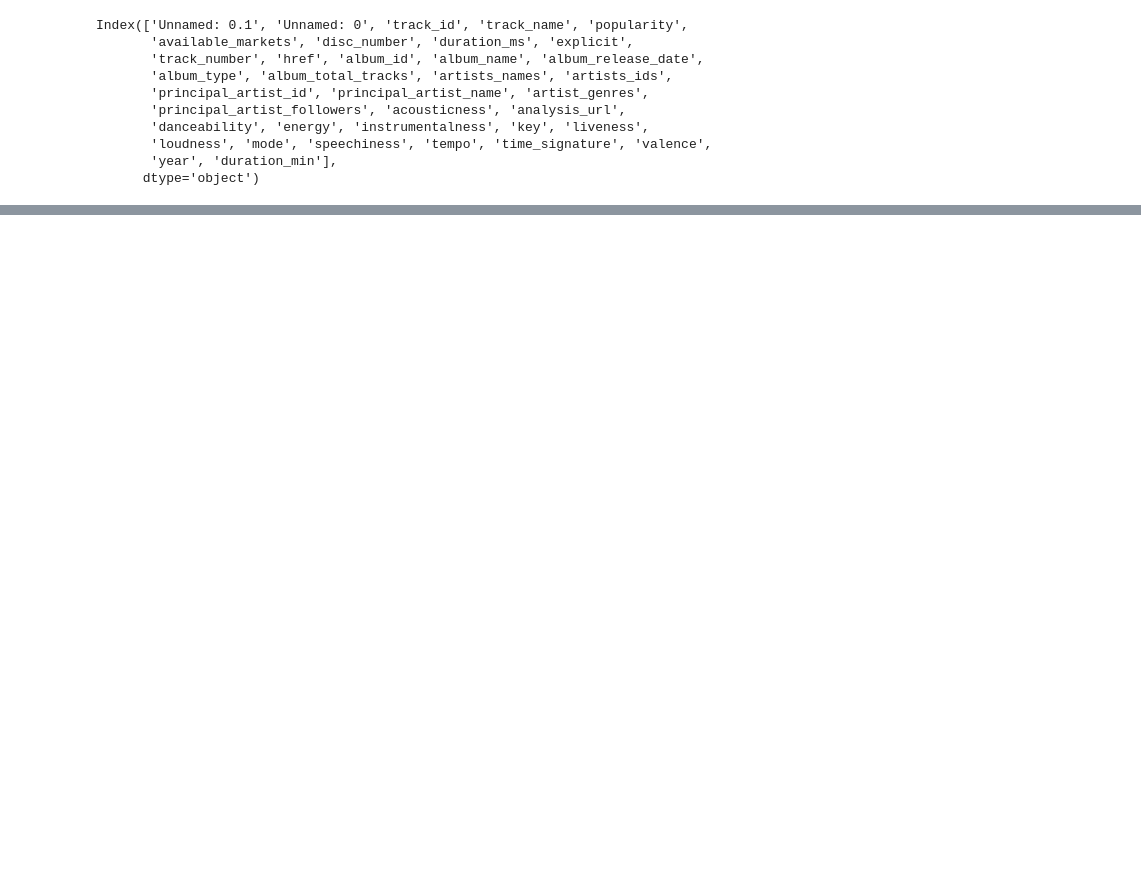
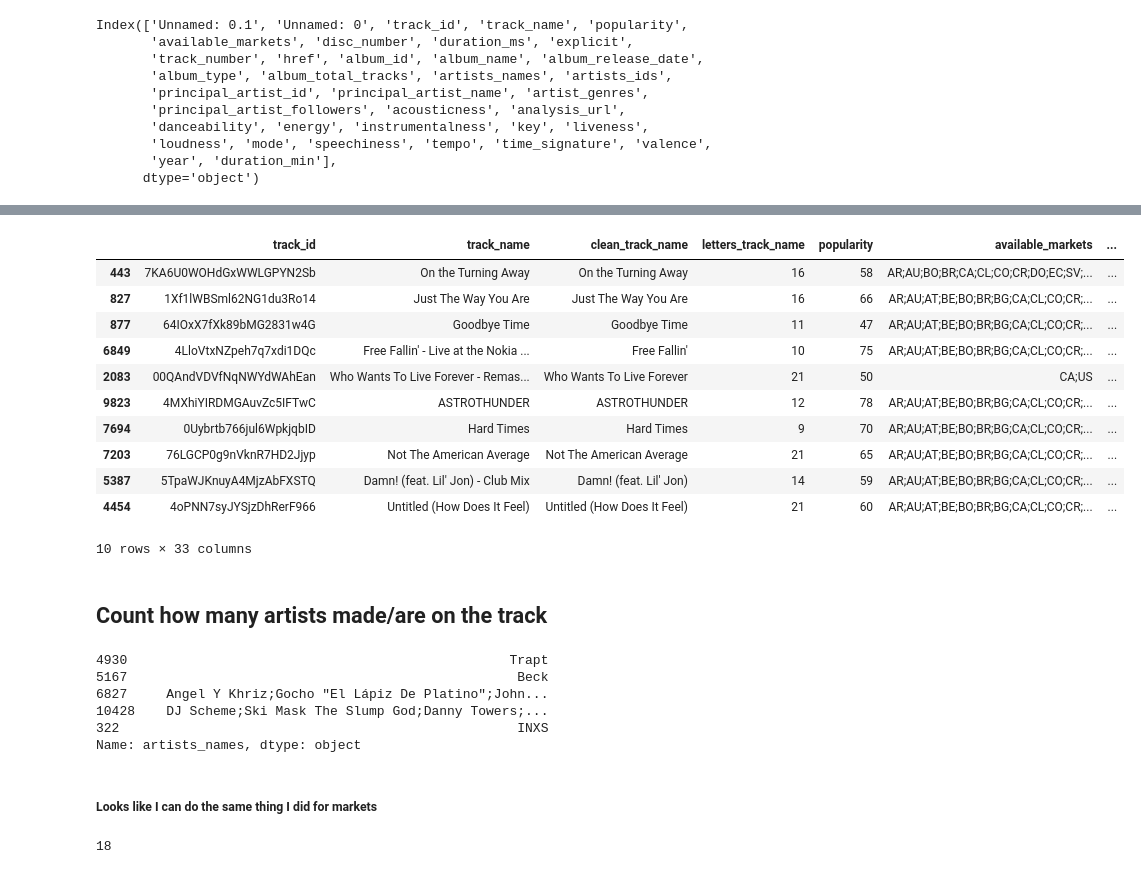
Before and after one commit to kenadipea/Simulations_Project, a Jupyter notebook: Kenadi_Scrap.ipynb, the cells around one changed output, grey strips where cells are left out. Saved outputs shown, nothing was run; the diff lists cells and outputs as text; code cells hidden in the pictures; blank space fills up the shorter version.

```diff
--- a/Kenadi_Scrap.ipynb
+++ b/Kenadi_Scrap.ipynb
@@ -109,0 +165,43 @@ df.head(100) #show me more rows for checking
+# %%
+# count the markets by taking everything between semicolons and making it a string ex: 'US', then it counts the amount of strings within this list
+market_count = df['available_markets'].str.split(';').str.len()
+
+# Remove existing column if it exists
+if 'market_count' in df.columns:
+    df.drop(columns='market_count', inplace=True)
+
+# Insert next to markets for readibility
+df.insert(df.columns.get_loc('available_markets') + 1, 'market_count', market_count)
+# %%
+# Check dataset
+df.sample(10, random_state=14)
+# %% [output]
+|  | track_id | track_name | clean_track_name | letters_track_name | popularity | available_markets | ... |
+| 443 | 7KA6U0WOHdGxWWLGPYN2Sb | On the Turning Away | On the Turning Away | 16 | 58 | AR;AU;BO;BR;CA;CL;CO;CR;DO;EC;SV;... | ... |
+| 827 | 1Xf1lWBSml62NG1du3Ro14 | Just The Way You Are | Just The Way You Are | 16 | 66 | AR;AU;AT;BE;BO;BR;BG;CA;CL;CO;CR;... | ... |
+| 877 | 64IOxX7fXk89bMG2831w4G | Goodbye Time | Goodbye Time | 11 | 47 | AR;AU;AT;BE;BO;BR;BG;CA;CL;CO;CR;... | ... |
+| 6849 | 4LloVtxNZpeh7q7xdi1DQc | Free Fallin' - Live at the Nokia ... | Free Fallin' | 10 | 75 | AR;AU;AT;BE;BO;BR;BG;CA;CL;CO;CR;... | ... |
+| 2083 | 00QAndVDVfNqNWYdWAhEan | Who Wants To Live Forever - Remas... | Who Wants To Live Forever | 21 | 50 | CA;US | ... |
+| 9823 | 4MXhiYIRDMGAuvZc5IFTwC | ASTROTHUNDER | ASTROTHUNDER | 12 | 78 | AR;AU;AT;BE;BO;BR;BG;CA;CL;CO;CR;... | ... |
+| 7694 | 0Uybrtb766jul6WpkjqbID | Hard Times | Hard Times | 9 | 70 | AR;AU;AT;BE;BO;BR;BG;CA;CL;CO;CR;... | ... |
+| 7203 | 76LGCP0g9nVknR7HD2Jjyp | Not The American Average | Not The American Average | 21 | 65 | AR;AU;AT;BE;BO;BR;BG;CA;CL;CO;CR;... | ... |
+| 5387 | 5TpaWJKnuyA4MjzAbFXSTQ | Damn! (feat. Lil' Jon) - Club Mix | Damn! (feat. Lil' Jon) | 14 | 59 | AR;AU;AT;BE;BO;BR;BG;CA;CL;CO;CR;... | ... |
+| 4454 | 4oPNN7syJYSjzDhRerF966 | Untitled (How Does It Feel) | Untitled (How Does It Feel) | 21 | 60 | AR;AU;AT;BE;BO;BR;BG;CA;CL;CO;CR;... | ... |
+10 rows × 33 columns
+# %% [markdown]
+## Count how many artists made/are on the track
+# %%
+df['artists_names'].sample(5, random_state=16)
+# %% [output]
+4930                                                 Trapt
+5167                                                  Beck
+6827     Angel Y Khriz;Gocho "El Lápiz De Platino";John...
+10428    DJ Scheme;Ski Mask The Slump God;Danny Towers;...
+322                                                   INXS
+Name: artists_names, dtype: object
+# %% [markdown]
+##### Looks like I can do the same thing I did for markets
+# %%
+df.columns.get_loc('artists_names')
+# %% [output]
+18
```
Also changed, not shown: parts of 56 cells of this notebook, 3 other files.
